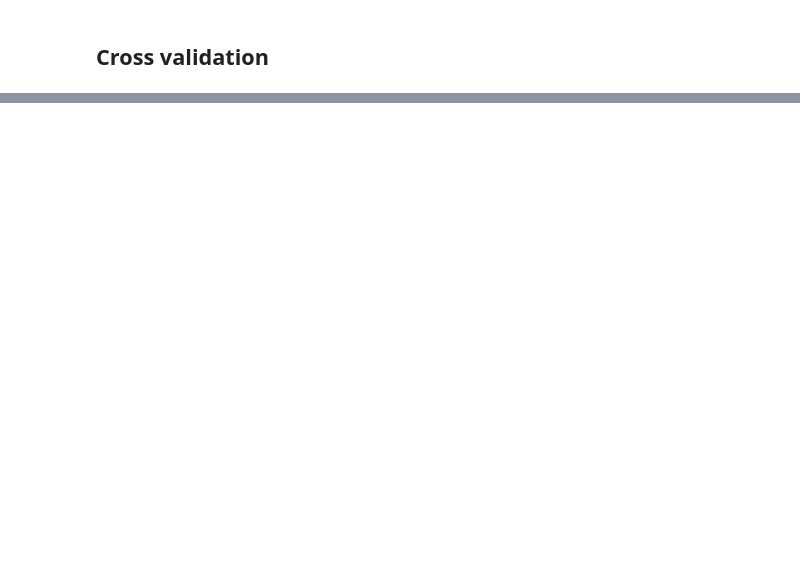
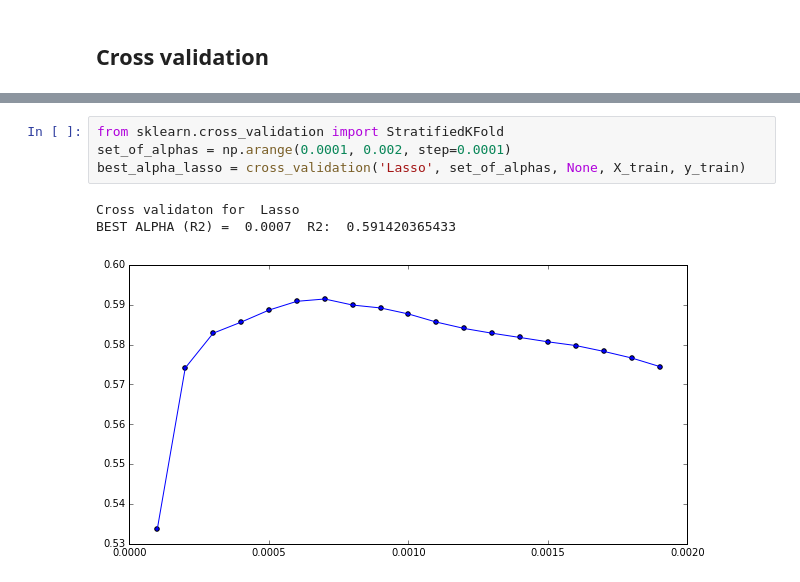
Before and after one commit to Piccettino/VarGroup-hackaton-may2017, a Jupyter notebook: Regression copy 1.ipynb, the cells around one changed output, grey strips where cells are left out. Cells and saved outputs as stored; diff of their text form; blank space fills up the shorter version.

```diff
--- a/Regression copy 1.ipynb
+++ b/Regression copy 1.ipynb
@@ -243,0 +262,8 @@ BEST ALPHA (R2) =  0.0017  R2:  0.649347580397
+# %%
+from sklearn.cross_validation import StratifiedKFold
+set_of_alphas = np.arange(0.0001, 0.002, step=0.0001)
+best_alpha_lasso = cross_validation('Lasso', set_of_alphas, None, X_train, y_train)
+# %% [output]
+Cross validaton for  Lasso
+BEST ALPHA (R2) =  0.0007  R2:  0.591420365433
+[figure, added]
```
Also changed, not shown: parts of 34 cells of this notebook.
